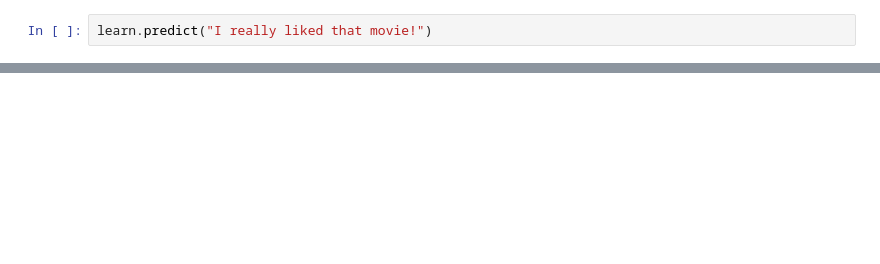
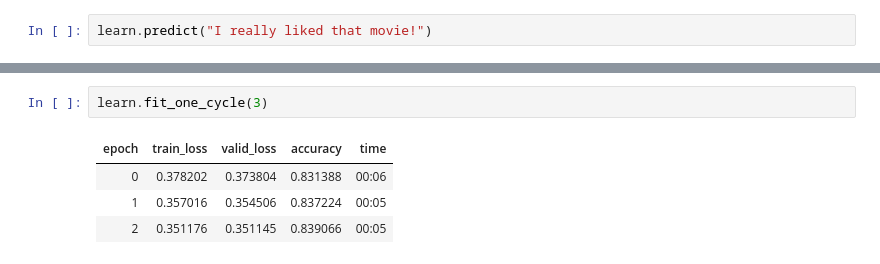
Before and after one commit to choprahetarth/fastai-experiments, a Jupyter notebook: fast_ai_course_01.ipynb, the cells around one changed output, grey strips where cells are left out. Drawn from its saved outputs; the diff is of its cells as text; blank space fills up the shorter version.

```diff
--- a/fast_ai_course_01.ipynb
+++ b/fast_ai_course_01.ipynb
@@ -109,0 +123,7 @@ learn.predict("I really liked that movie!")
+# %%
+learn.fit_one_cycle(3)
+# %% [output]
+| epoch | train_loss | valid_loss | accuracy | time |
+| 0 | 0.378202 | 0.373804 | 0.831388 | 00:06 |
+| 1 | 0.357016 | 0.354506 | 0.837224 | 00:05 |
+| 2 | 0.351176 | 0.351145 | 0.839066 | 00:05 |
```
Also changed, not shown: parts of 3 cells of this notebook.
